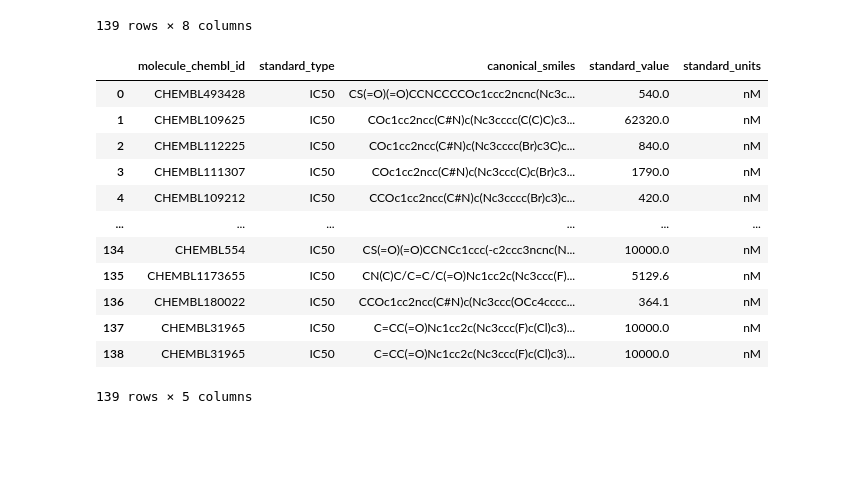
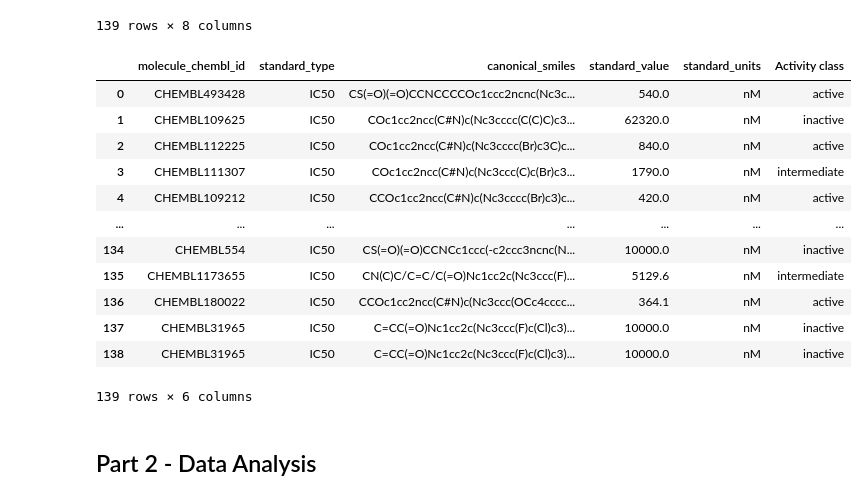
Before and after one commit to dhairya-v/Drug_discovery_project, a Jupyter notebook: Project_1.ipynb, the cells around one changed output. Drawn from its saved outputs; the diff is of its cells as text; code cells hidden in the pictures; blank space fills up the shorter version.

```diff
--- a/Project_1.ipynb
+++ b/Project_1.ipynb
@@ -115,19 +127,19 @@ df_3
 | 138 | CHEMBL31965 | IC50 | C=CC(=O)Nc1cc2c(Nc3ccc(F)c(Cl)c3)... | nM | 10000.0 | IC50 | ... |
 139 rows × 8 columns
 # %%
-df_4 = df_3[['molecule_chembl_id', 'standard_type', 'canonical_smiles', 'standard_value', 'standard_units']]
+df_4 = df_3[['molecule_chembl_id', 'standard_type', 'canonical_smiles', 'standard_value', 'standard_units', 'Activity class']]
 df_4
 # %% [output]
-|  | molecule_chembl_id | standard_type | canonical_smiles | standard_value | standard_units |
-| 0 | CHEMBL493428 | IC50 | CS(=O)(=O)CCNCCCCOc1ccc2ncnc(Nc3c... | 540.0 | nM |
-| 1 | CHEMBL109625 | IC50 | COc1cc2ncc(C#N)c(Nc3cccc(C(C)C)c3... | 62320.0 | nM |
-| 2 | CHEMBL112225 | IC50 | COc1cc2ncc(C#N)c(Nc3cccc(Br)c3C)c... | 840.0 | nM |
-| 3 | CHEMBL111307 | IC50 | COc1cc2ncc(C#N)c(Nc3ccc(C)c(Br)c3... | 1790.0 | nM |
-| 4 | CHEMBL109212 | IC50 | CCOc1cc2ncc(C#N)c(Nc3cccc(Br)c3)c... | 420.0 | nM |
-| ... | ... | ... | ... | ... | ... |
-| 134 | CHEMBL554 | IC50 | CS(=O)(=O)CCNCc1ccc(-c2ccc3ncnc(N... | 10000.0 | nM |
-| 135 | CHEMBL1173655 | IC50 | CN(C)C/C=C/C(=O)Nc1cc2c(Nc3ccc(F)... | 5129.6 | nM |
-| 136 | CHEMBL180022 | IC50 | CCOc1cc2ncc(C#N)c(Nc3ccc(OCc4cccc... | 364.1 | nM |
-| 137 | CHEMBL31965 | IC50 | C=CC(=O)Nc1cc2c(Nc3ccc(F)c(Cl)c3)... | 10000.0 | nM |
-| 138 | CHEMBL31965 | IC50 | C=CC(=O)Nc1cc2c(Nc3ccc(F)c(Cl)c3)... | 10000.0 | nM |
+|  | molecule_chembl_id | standard_type | canonical_smiles | standard_value | standard_units | Activity class |
+| 0 | CHEMBL493428 | IC50 | CS(=O)(=O)CCNCCCCOc1ccc2ncnc(Nc3c... | 540.0 | nM | active |
+| 1 | CHEMBL109625 | IC50 | COc1cc2ncc(C#N)c(Nc3cccc(C(C)C)c3... | 62320.0 | nM | inactive |
+| 2 | CHEMBL112225 | IC50 | COc1cc2ncc(C#N)c(Nc3cccc(Br)c3C)c... | 840.0 | nM | active |
+| 3 | CHEMBL111307 | IC50 | COc1cc2ncc(C#N)c(Nc3ccc(C)c(Br)c3... | 1790.0 | nM | intermediate |
+| 4 | CHEMBL109212 | IC50 | CCOc1cc2ncc(C#N)c(Nc3cccc(Br)c3)c... | 420.0 | nM | active |
+| ... | ... | ... | ... | ... | ... | ... |
+| 134 | CHEMBL554 | IC50 | CS(=O)(=O)CCNCc1ccc(-c2ccc3ncnc(N... | 10000.0 | nM | inactive |
+| 135 | CHEMBL1173655 | IC50 | CN(C)C/C=C/C(=O)Nc1cc2c(Nc3ccc(F)... | 5129.6 | nM | intermediate |
+| 136 | CHEMBL180022 | IC50 | CCOc1cc2ncc(C#N)c(Nc3ccc(OCc4cccc... | 364.1 | nM | active |
+| 137 | CHEMBL31965 | IC50 | C=CC(=O)Nc1cc2c(Nc3ccc(F)c(Cl)c3)... | 10000.0 | nM | inactive |
+| 138 | CHEMBL31965 | IC50 | C=CC(=O)Nc1cc2c(Nc3ccc(F)c(Cl)c3)... | 10000.0 | nM | inactive |
-139 rows × 5 columns
+139 rows × 6 columns
@@ -138,3 +150,5 @@ from rdkit.Chem import Descriptors, Lipinski
+# %% [markdown]
+## Part 2 - Data Analysis
 # %%
 # Converting canonical_smiles into numeric fingerprint for ML to understand
 
```
Also changed, not shown: parts of 37 cells of this notebook.
